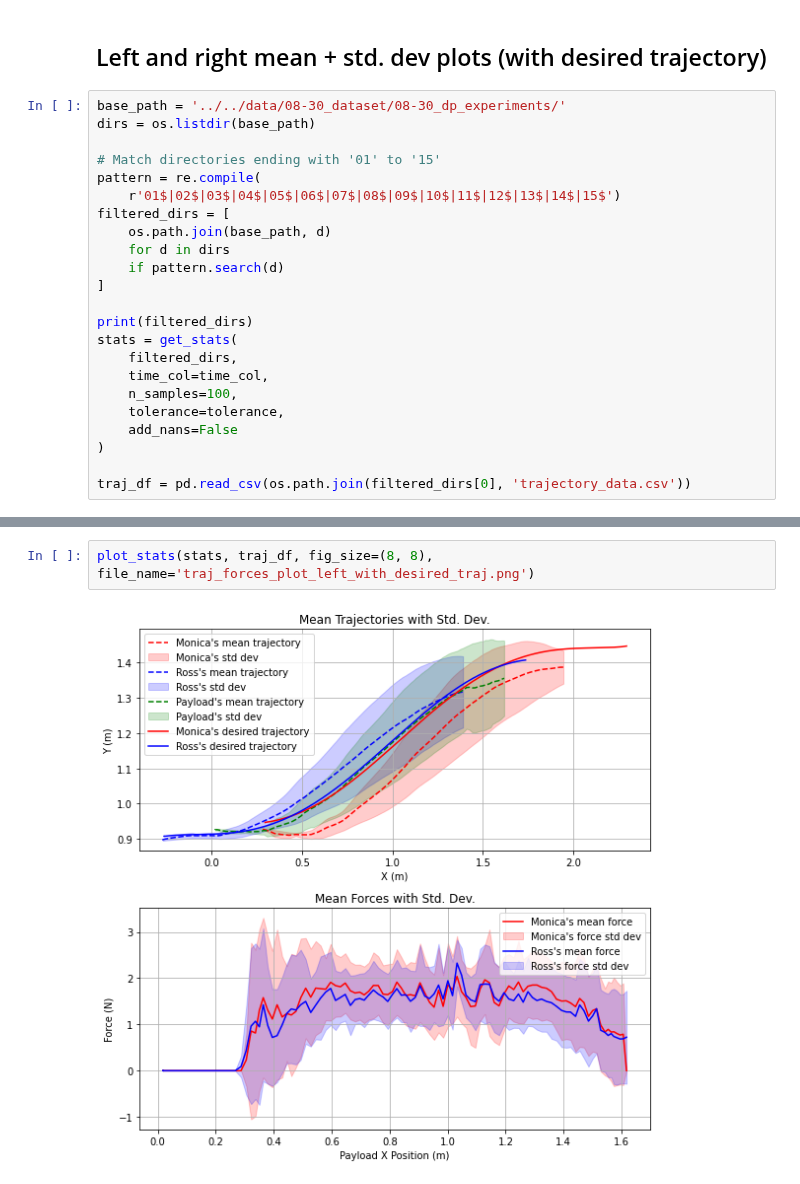
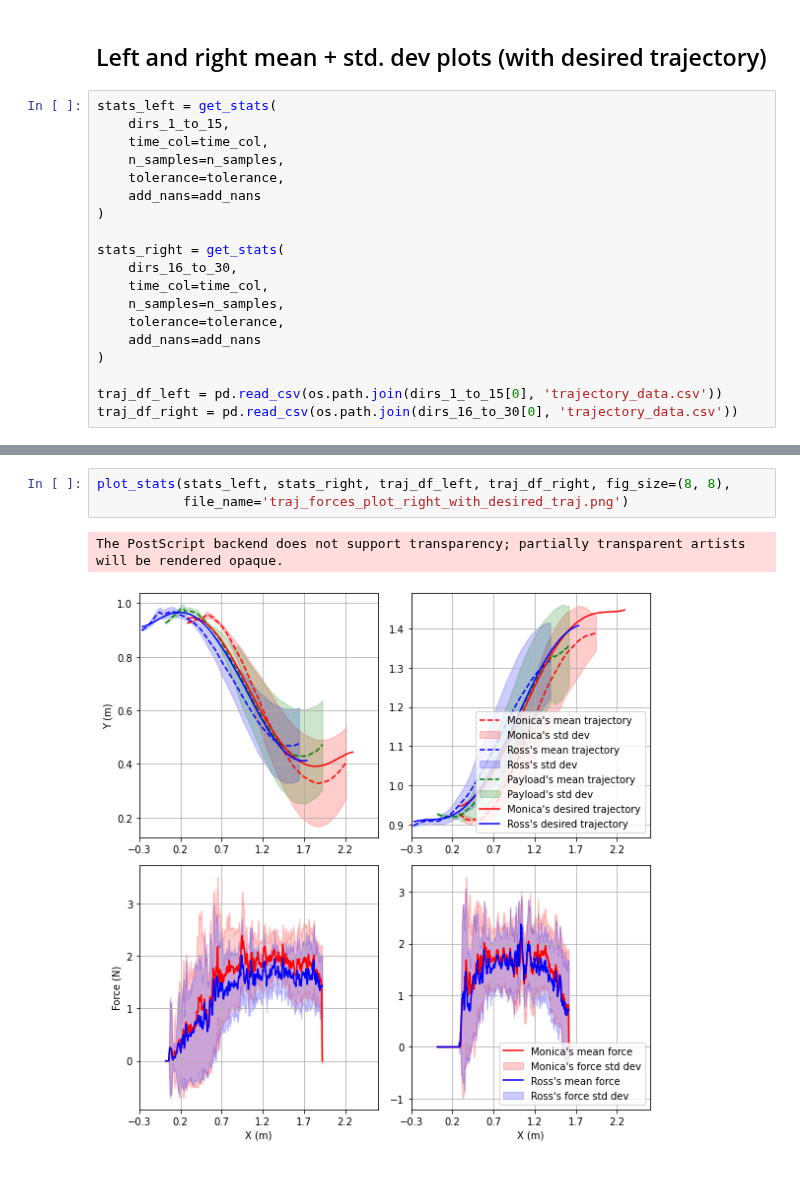
Before and after one commit to BCLab-UNM/MARIAM, a Jupyter notebook: analysis/vicon_experiments/traj_forces_plot.ipynb, the cells around one changed output, grey strips where cells are left out. Cells and saved outputs as stored; diff of their text form.

```diff
--- a/analysis/vicon_experiments/traj_forces_plot.ipynb
+++ b/analysis/vicon_experiments/traj_forces_plot.ipynb
@@ -550,25 +610,21 @@ plot_stats(stats, fig_size=(8, 8),
 # %% [markdown]
 ## Left and right mean + std. dev plots (with desired trajectory)
 # %%
-base_path = '../../data/08-30_dataset/08-30_dp_experiments/'
-dirs = os.listdir(base_path)
-
-# Match directories ending with '01' to '15'
-pattern = re.compile(
-    r'01$|02$|03$|04$|05$|06$|07$|08$|09$|10$|11$|12$|13$|14$|15$')
-filtered_dirs = [
-    os.path.join(base_path, d)
-    for d in dirs
-    if pattern.search(d)
-]
-
-print(filtered_dirs)
-stats = get_stats(
-    filtered_dirs,
+stats_left = get_stats(
+    dirs_1_to_15,
     time_col=time_col,
-    n_samples=100,
+    n_samples=n_samples,
     tolerance=tolerance,
-    add_nans=False
+    add_nans=add_nans
 )
 
-traj_df = pd.read_csv(os.path.join(filtered_dirs[0], 'trajectory_data.csv'))
+stats_right = get_stats(
+    dirs_16_to_30,
+    time_col=time_col,
+    n_samples=n_samples,
+    tolerance=tolerance,
+    add_nans=add_nans
+)
+
+traj_df_left = pd.read_csv(os.path.join(dirs_1_to_15[0], 'trajectory_data.csv'))
+traj_df_right = pd.read_csv(os.path.join(dirs_16_to_30[0], 'trajectory_data.csv'))
@@ -606,4 +631,6 @@ traj_df = pd.read_csv(os.path.join(filtered_dirs[0], 'trajectory_data.csv'))
-# %%
-plot_stats(stats, traj_df, fig_size=(8, 8), file_name='traj_forces_plot_left_with_desired_traj.png')
-# %% [output]
-[figure, removed]
+# %%
+plot_stats(stats_left, stats_right, traj_df_left, traj_df_right, fig_size=(8, 8),
+           file_name='traj_forces_plot_right_with_desired_traj.png')
+# %% [output]
+The PostScript backend does not support transparency; partially transparent artists will be rendered opaque.
+[figure, added]
```
Also changed, not shown: parts of 13 cells of this notebook.
